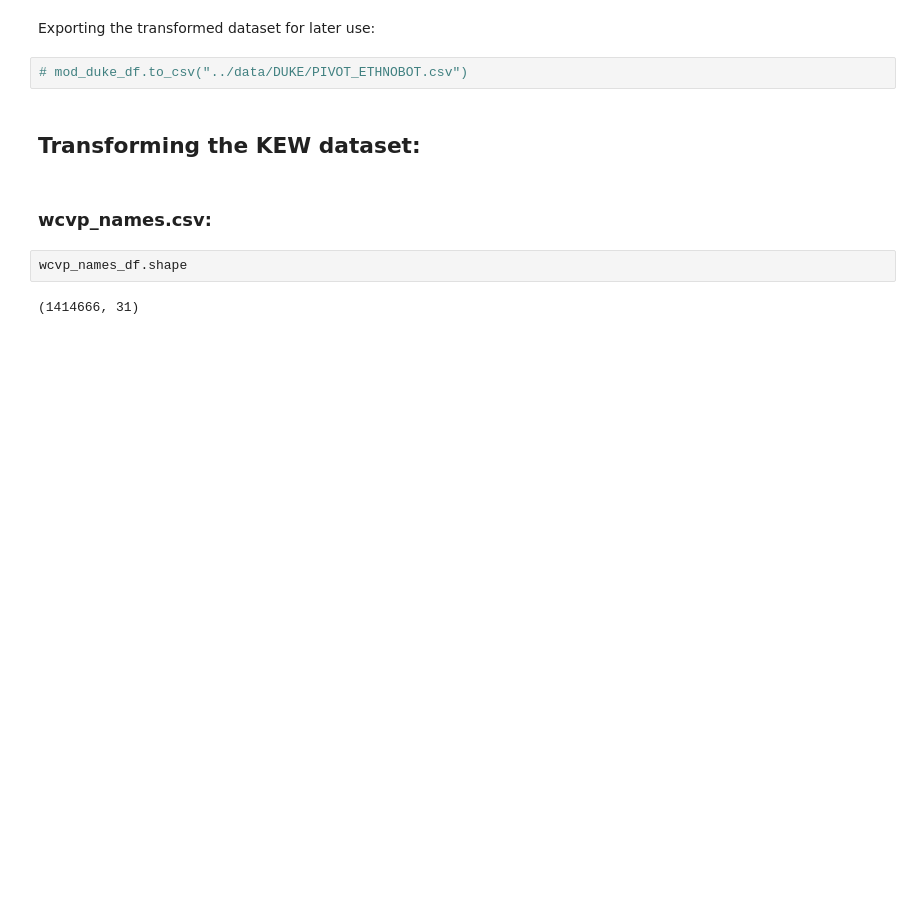
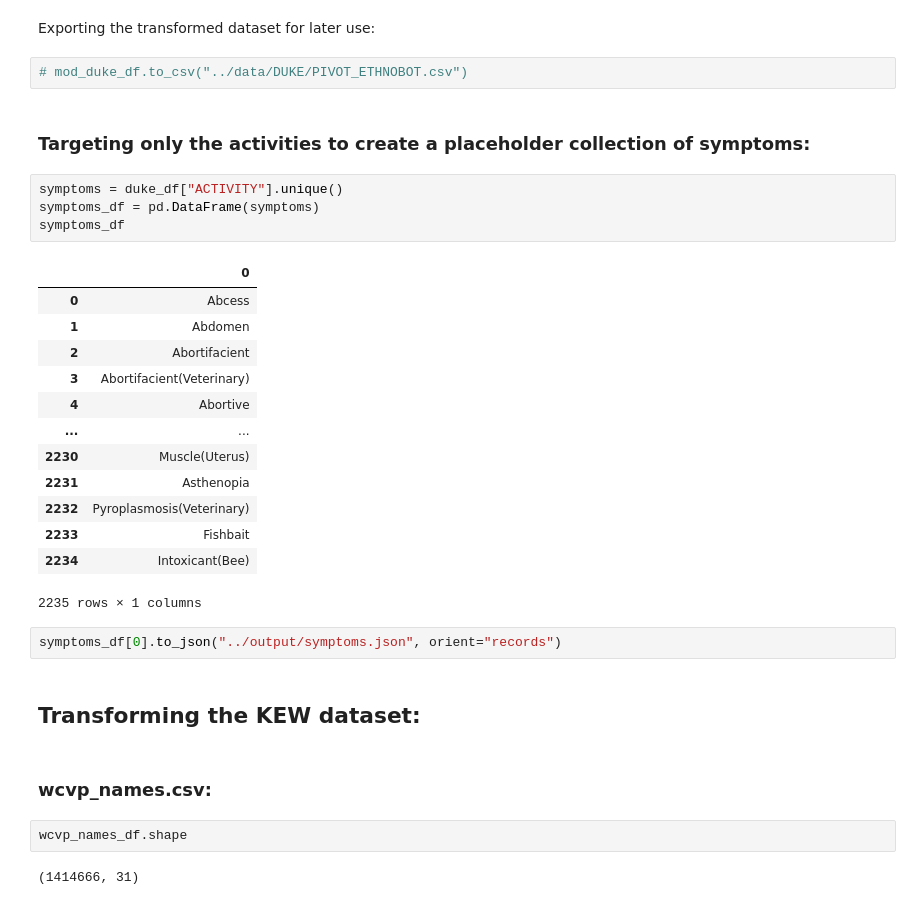
Before and after one commit to TechLabs-Berlin/wt23-naturdoc, a Jupyter notebook: ds/notebooks/data_transformation.ipynb, the cells around one changed output. Cells and saved outputs as stored; diff of their text form; blank space fills up the shorter version.

Commit message:
Included code to output a json file with only the activities in data_transformation.ipynb

```diff
--- a/ds/notebooks/data_transformation.ipynb
+++ b/ds/notebooks/data_transformation.ipynb
@@ -131,6 +131,28 @@ mod_duke_df.head()
 Exporting the transformed dataset for later use:
 # %%
 # mod_duke_df.to_csv("../data/DUKE/PIVOT_ETHNOBOT.csv")
+# %% [markdown]
+### Targeting only the activities to create a placeholder collection of symptoms:
+# %%
+symptoms = duke_df["ACTIVITY"].unique()
+symptoms_df = pd.DataFrame(symptoms)
+symptoms_df
+# %% [output]
+|  | 0 |
+| 0 | Abcess |
+| 1 | Abdomen |
+| 2 | Abortifacient |
+| 3 | Abortifacient(Veterinary) |
+| 4 | Abortive |
+| ... | ... |
+| 2230 | Muscle(Uterus) |
+| 2231 | Asthenopia |
+| 2232 | Pyroplasmosis(Veterinary) |
+| 2233 | Fishbait |
+| 2234 | Intoxicant(Bee) |
+2235 rows × 1 columns
+# %%
+symptoms_df[0].to_json("../output/symptoms.json", orient="records")
 # %% [markdown]
 ## Transforming the KEW dataset:
 # %% [markdown]
```
Also changed, not shown: parts of 1 cell of this notebook, 1 other file.
